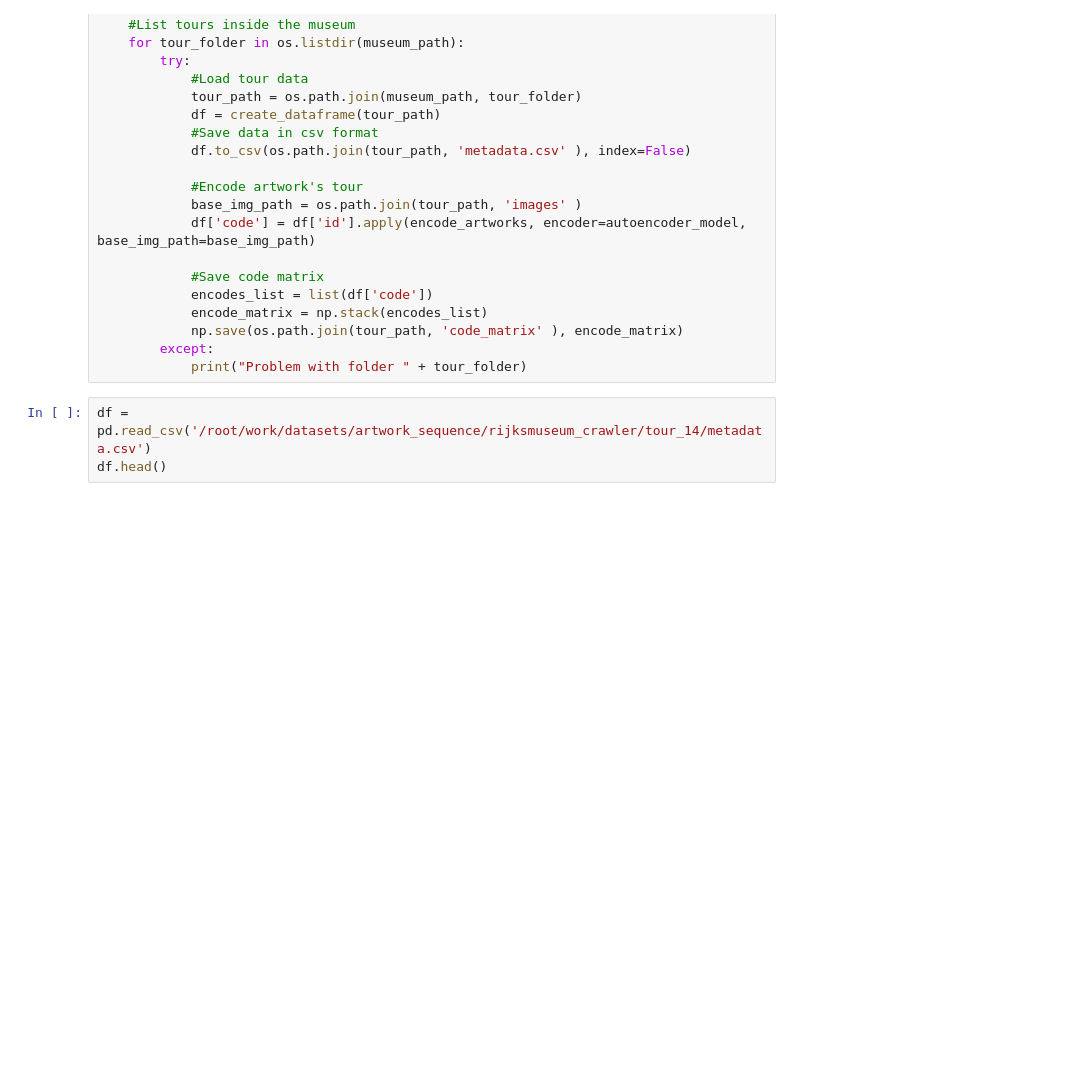
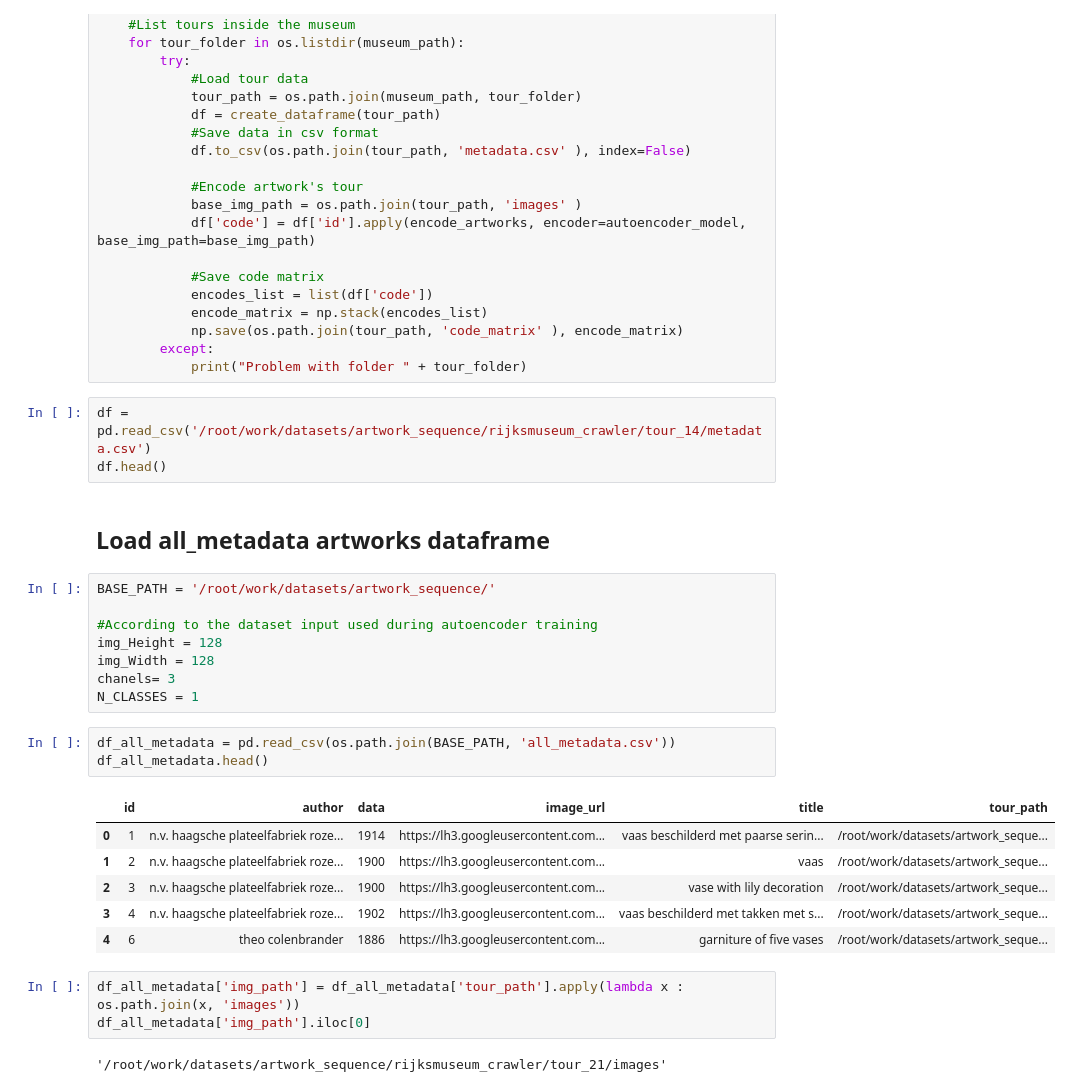
Before and after one commit to ignaciogatti/artwork-sequence-prediction, a Jupyter notebook: encode_artworks_sequence.ipynb, the cells around one changed output. Drawn from its saved outputs; the diff is of its cells as text; blank space fills up the shorter version.

```diff
--- a/encode_artworks_sequence.ipynb
+++ b/encode_artworks_sequence.ipynb
@@ -92,3 +96,28 @@ for folder in os.listdir(BASE_PATH):
 # %%
 df = pd.read_csv('/root/work/datasets/artwork_sequence/rijksmuseum_crawler/tour_14/metadata.csv')
 df.head()
+# %% [markdown]
+## Load all_metadata artworks dataframe
+# %%
+BASE_PATH = '/root/work/datasets/artwork_sequence/'
+
+#According to the dataset input used during autoencoder training
+img_Height = 128
+img_Width = 128
+chanels= 3
+N_CLASSES = 1
+# %%
+df_all_metadata = pd.read_csv(os.path.join(BASE_PATH, 'all_metadata.csv'))
+df_all_metadata.head()
+# %% [output]
+|  | id | author | data | image_url | title | tour_path |
+| 0 | 1 | n.v. haagsche plateelfabriek roze... | 1914 | https://lh3.googleusercontent.com... | vaas beschilderd met paarse serin... | /root/work/datasets/artwork_seque... |
+| 1 | 2 | n.v. haagsche plateelfabriek roze... | 1900 | https://lh3.googleusercontent.com... | vaas | /root/work/datasets/artwork_seque... |
+| 2 | 3 | n.v. haagsche plateelfabriek roze... | 1900 | https://lh3.googleusercontent.com... | vase with lily decoration | /root/work/datasets/artwork_seque... |
+| 3 | 4 | n.v. haagsche plateelfabriek roze... | 1902 | https://lh3.googleusercontent.com... | vaas beschilderd met takken met s... | /root/work/datasets/artwork_seque... |
+| 4 | 6 | theo colenbrander | 1886 | https://lh3.googleusercontent.com... | garniture of five vases | /root/work/datasets/artwork_seque... |
+# %%
+df_all_metadata['img_path'] = df_all_metadata['tour_path'].apply(lambda x : os.path.join(x, 'images'))
+df_all_metadata['img_path'].iloc[0]
+# %% [output]
+'/root/work/datasets/artwork_sequence/rijksmuseum_crawler/tour_21/images'
```
Also changed, not shown: parts of 4 cells of this notebook, 3 other files.
